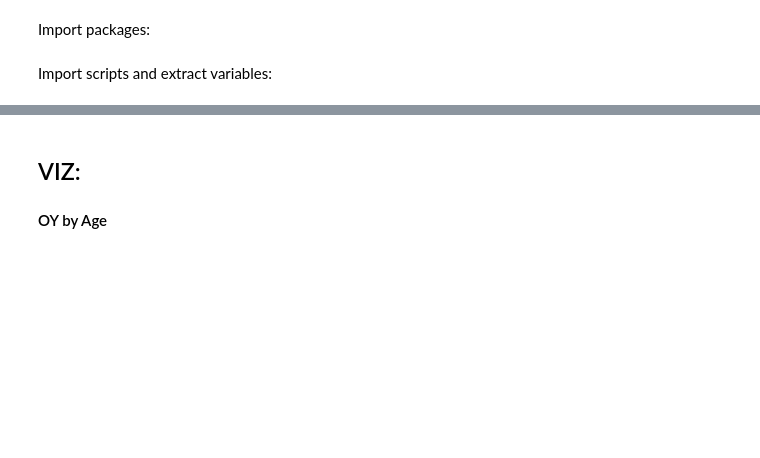
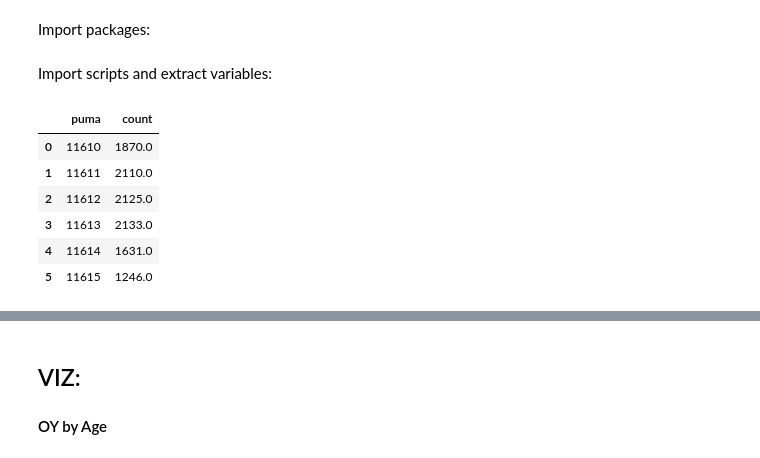
Before and after one commit to sam-thurman/dsc-mod-1-project-seattle-ds, a Jupyter notebook: notebooks/exploratory/02_samt_v2_exploratory.ipynb, the cells around one changed output, grey strips where cells are left out. Drawn from its saved outputs; the diff is of its cells as text; code cells hidden in the pictures; blank space fills up the shorter version.

```diff
--- a/notebooks/exploratory/02_samt_v2_exploratory.ipynb
+++ b/notebooks/exploratory/02_samt_v2_exploratory.ipynb
@@ -31,0 +53,11 @@ full_dfs, racial_df, age_df_dict, oy_by_age_df, oy_by_education, oy_by_education
+# %%
+import seaborn as sns
+oy_by_puma
+# %% [output]
+|  | puma | count |
+| 0 | 11610 | 1870.0 |
+| 1 | 11611 | 2110.0 |
+| 2 | 11612 | 2125.0 |
+| 3 | 11613 | 2133.0 |
+| 4 | 11614 | 1631.0 |
+| 5 | 11615 | 1246.0 |
```
Also changed, not shown: parts of 5 cells of this notebook, 2 other files.
